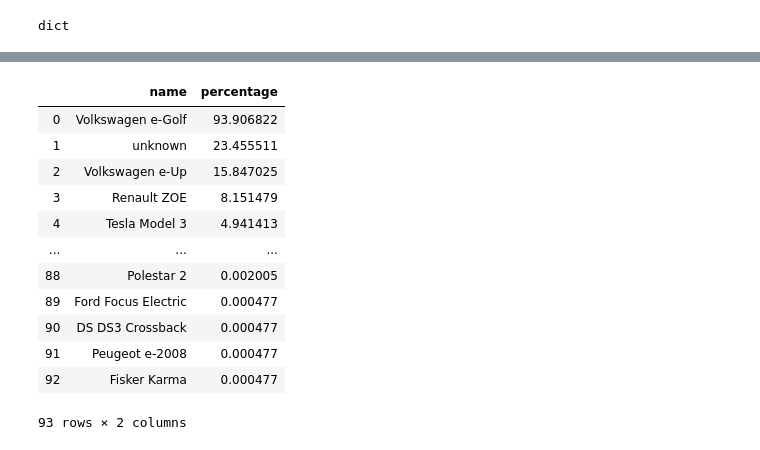
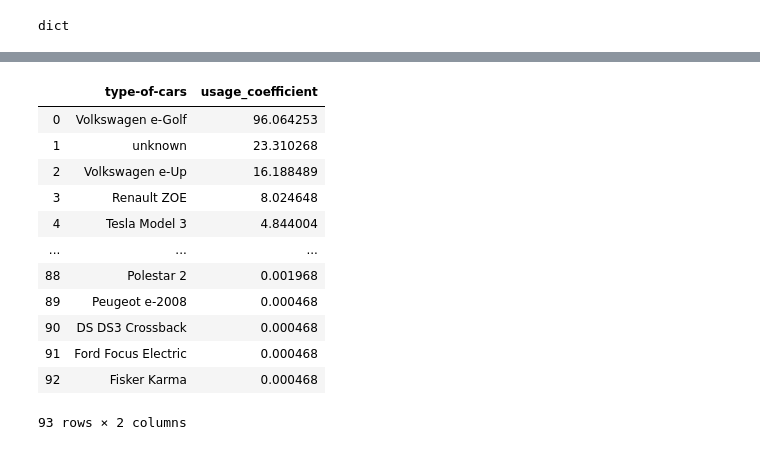
Before and after one commit to n1oftheabove/BowieMobility, a Jupyter notebook: Project_APIs_extracted vehicleUsage_df.ipynb, the cells around one changed output, grey strips where cells are left out. Cells and saved outputs as stored; diff of their text form; code cells hidden in the pictures.

```diff
--- a/Project_APIs_extracted vehicleUsage_df.ipynb
+++ b/Project_APIs_extracted vehicleUsage_df.ipynb
@@ -156,18 +168,18 @@ vehicleUsage_df
 # %%
-vehicleUsage_df.sort_values("percentage", ascending=False).reset_index(drop=True)
+vehicleUsage_df.sort_values("usage_coefficient", ascending=False).reset_index(drop=True)
 # %% [output]
-|  | name | percentage |
-| 0 | Volkswagen e-Golf | 93.906822 |
-| 1 | unknown | 23.455511 |
-| 2 | Volkswagen e-Up | 15.847025 |
-| 3 | Renault ZOE | 8.151479 |
-| 4 | Tesla Model 3 | 4.941413 |
+|  | type-of-cars | usage_coefficient |
+| 0 | Volkswagen e-Golf | 96.064253 |
+| 1 | unknown | 23.310268 |
+| 2 | Volkswagen e-Up | 16.188489 |
+| 3 | Renault ZOE | 8.024648 |
+| 4 | Tesla Model 3 | 4.844004 |
 | ... | ... | ... |
-| 88 | Polestar 2 | 0.002005 |
-| 89 | Ford Focus Electric | 0.000477 |
-| 90 | DS DS3 Crossback | 0.000477 |
-| 91 | Peugeot e-2008 | 0.000477 |
-| 92 | Fisker Karma | 0.000477 |
+| 88 | Polestar 2 | 0.001968 |
+| 89 | Peugeot e-2008 | 0.000468 |
+| 90 | DS DS3 Crossback | 0.000468 |
+| 91 | Ford Focus Electric | 0.000468 |
+| 92 | Fisker Karma | 0.000468 |
 93 rows × 2 columns
 # %%
 #pickle
```
Also changed, not shown: parts of 8 cells of this notebook.
